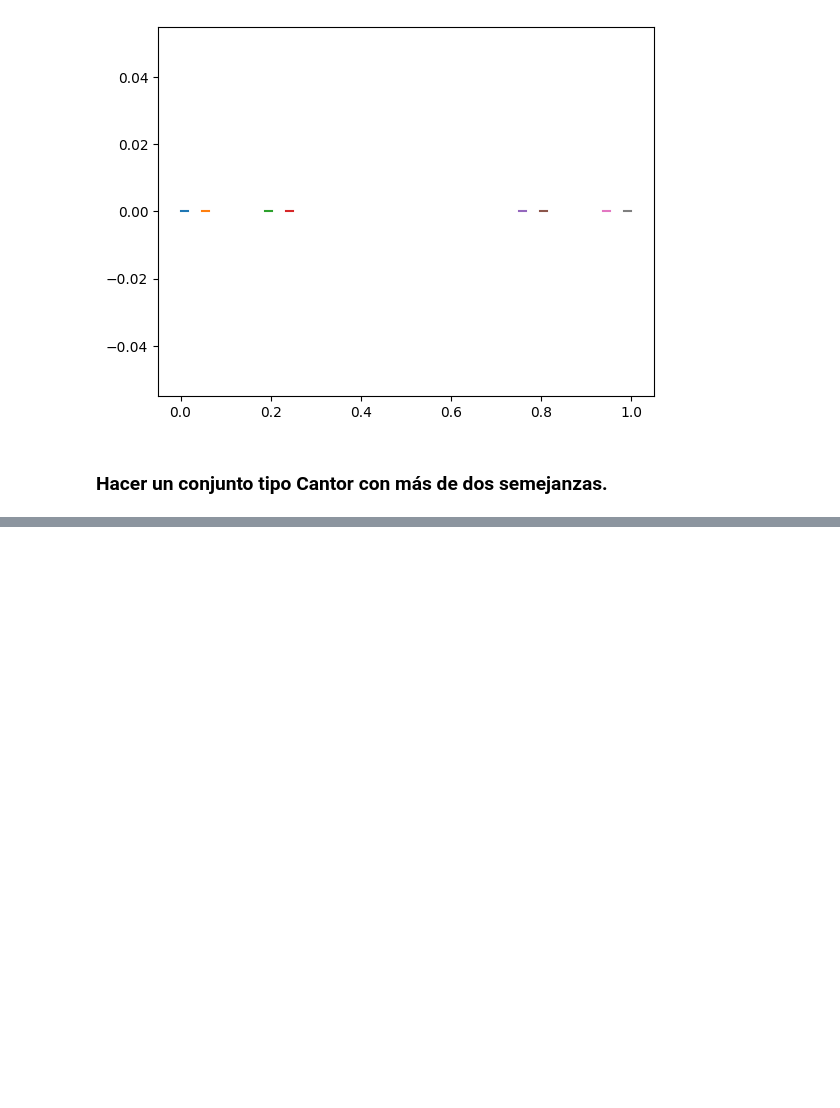
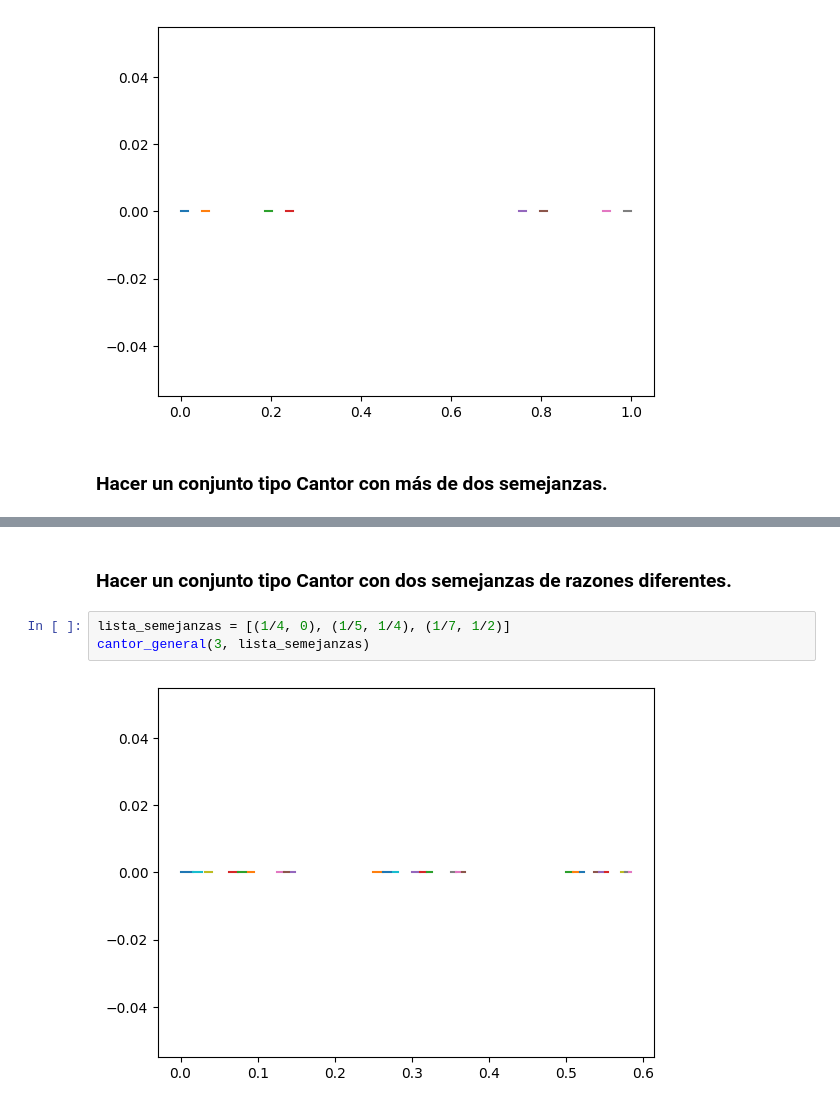
Before and after one commit to MiluEnAlmibar/Fractales, a Jupyter notebook: python/practica1.ipynb, the cells around one changed output, grey strips where cells are left out. Cells and saved outputs as stored; diff of their text form; blank space fills up the shorter version.

```diff
--- a/python/practica1.ipynb
+++ b/python/practica1.ipynb
@@ -176,0 +145,7 @@ graficar_segmentos(segmentos_resultantes)
+# %% [markdown]
+### Hacer un conjunto tipo Cantor con dos semejanzas de razones diferentes.
+# %%
+lista_semejanzas = [(1/4, 0), (1/5, 1/4), (1/7, 1/2)]
+cantor_general(3, lista_semejanzas)
+# %% [output]
+[figure, added]
```
Also changed, not shown: parts of 1 cell of this notebook.
